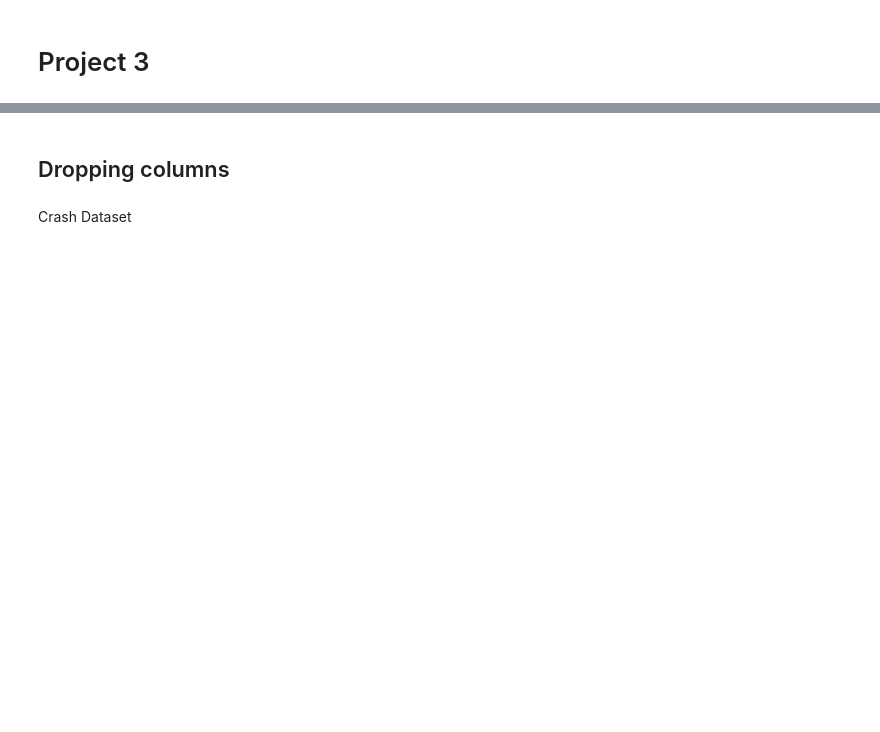
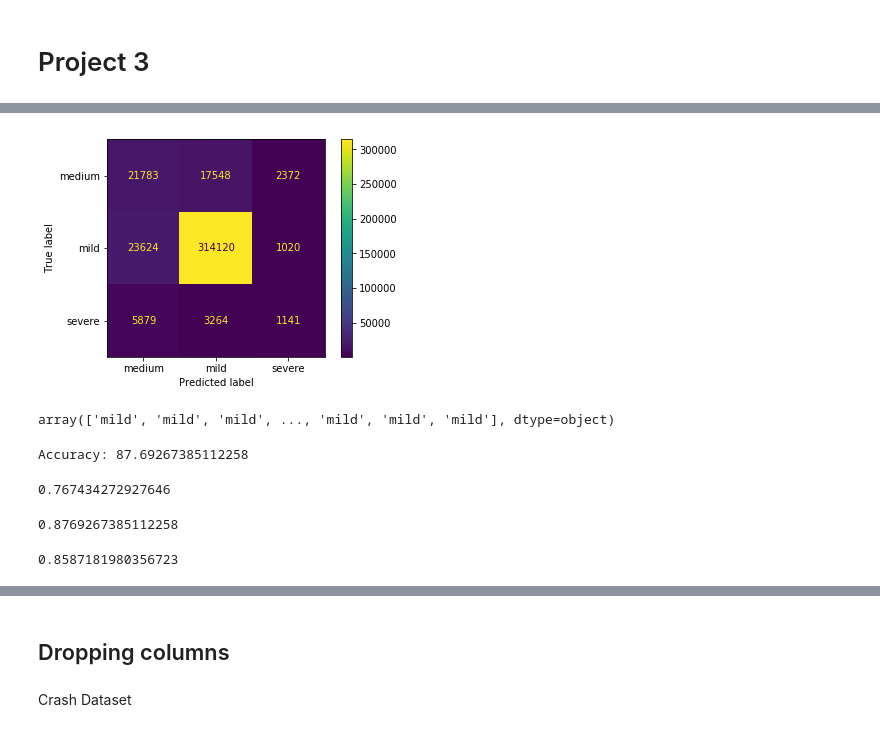
Before and after one commit to raylinsoriano/Project_3_Classification, a Jupyter notebook: Raylin's_Notebook.ipynb, the cells around one changed output, grey strips where cells are left out. Saved outputs shown, nothing was run; the diff lists cells and outputs as text; code cells hidden in the pictures; blank space fills up the shorter version.

```diff
--- a/Raylin's_Notebook.ipynb
+++ b/Raylin's_Notebook.ipynb
@@ -2,0 +294,7 @@
+# %%
+X_train['SEX'].fillna('X', inplace=True)
+
+X_train['SEX'] = X_train['SEX'].map({'M': 'M',
+                           'F': 'F',
+                           'X': 'Unknown'})
+X_train['SEX'].value_counts()
@@ -2,0 +351,30 @@
+# %%
+categoricals = ['DEVICE_CONDITION',
+       'WEATHER_CONDITION', 'LIGHTING_CONDITION', 'FIRST_CRASH_TYPE',
+       'ROADWAY_SURFACE_COND', 'ROAD_DEFECT',  'DAMAGE',
+        'PRIM_CONTRIBUTORY_CAUSE', 'SEC_CONTRIBUTORY_CAUSE', 'PERSON_TYPE', 'SEX',
+        'SAFETY_EQUIPMENT', 'AIRBAG_DEPLOYED', 'EJECTION', 'VEHICLE_DEFECT',
+        'VEHICLE_TYPE', 'VEHICLE_USE', 'MANEUVER', 'FIRST_CONTACT_POINT']
+
+train_dummies = X_train[categoricals]
+#test_dummies = X_test[categoricals]
+
+# Create OneHotEncoder object to create dummies
+ohe = OneHotEncoder(handle_unknown='ignore')
+
+# Transform the dataset into dummies matrix
+enc = ohe.fit(train_dummies)
+
+train_dummies_trans = enc.transform(train_dummies)
+#test_dummies_trans = enc.transform(test_dummies)
+
+# Dummies values in matrix form
+train_data = train_dummies_trans.todense()
+#test_data = test_dummies_trans.todense()
+
+# New dummy column names
+names = ohe.get_feature_names(categoricals)
+
+# Make them into Dataframe
+train_dummies_trans_df = pd.DataFrame(train_data, columns=names)
+#test_dummies_trans_df = pd.DataFrame(test_data, columns=names)
@@ -2,0 +385,6 @@
+# %%
+from sklearn.naive_bayes import MultinomialNB
+
+nb = MultinomialNB()
+nb.fit(train_dummies_trans_df, y_train)
+y_hat = nb.predict(train_dummies_trans_df)
@@ -2,0 +404,30 @@
+# %%
+con_matrix = plot_confusion_matrix(nb, train_dummies_trans_df, y_train)
+# %% [output]
+[figure, added]
+# %%
+tree_clf = DecisionTreeClassifier(max_depth=3)
+
+tree_clf.fit(train_dummies_trans_df, y_train)
+
+y_pred_dt = tree_clf.predict(train_dummies_trans_df)
+y_pred_dt
+# %% [output]
+array(['mild', 'mild', 'mild', ..., 'mild', 'mild', 'mild'], dtype=object)
+# %%
+acc = accuracy_score(y_train,y_pred_dt) * 100
+print("Accuracy: {0}".format(acc))
+# %% [output]
+Accuracy: 87.69267385112258
+# %%
+precision_score(y_train, y_pred_dt, average='macro')
+# %% [output]
+0.767434272927646
+# %%
+precision_score(y_train, y_pred_dt, average='micro')
+# %% [output]
+0.8769267385112258
+# %%
+precision_score(y_train, y_pred_dt, average='weighted')
+# %% [output]
+0.8587181980356723
```
Also changed, not shown: parts of 105 cells of this notebook, 1 other file.
